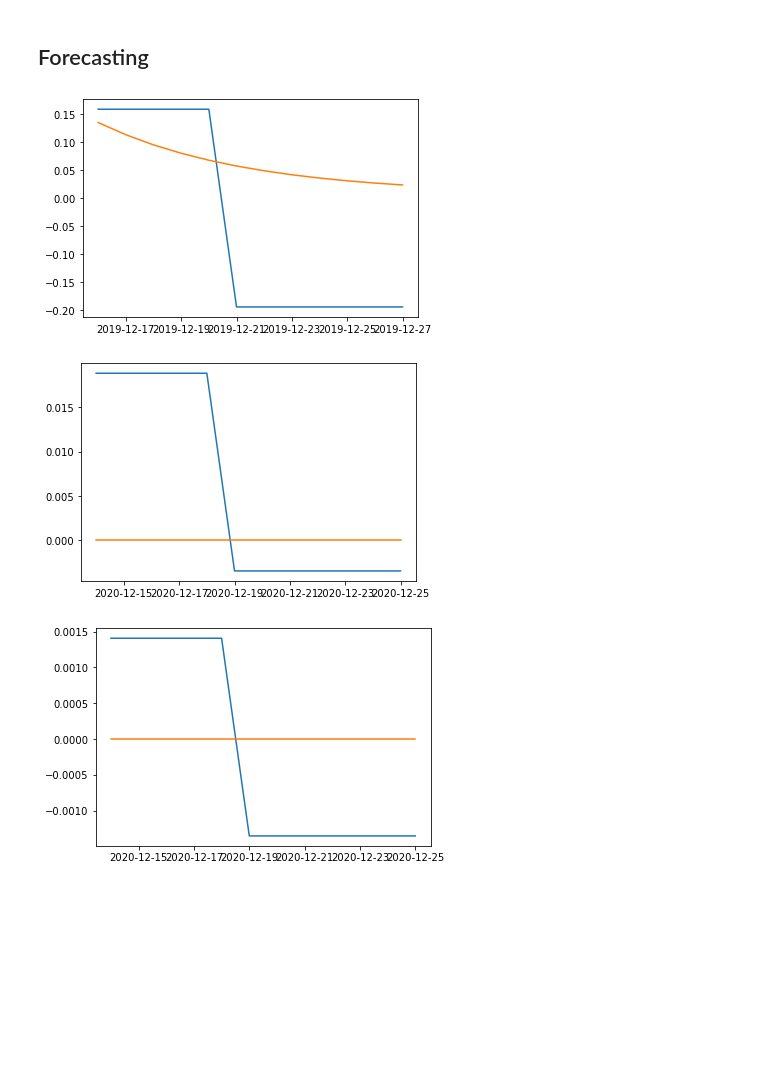
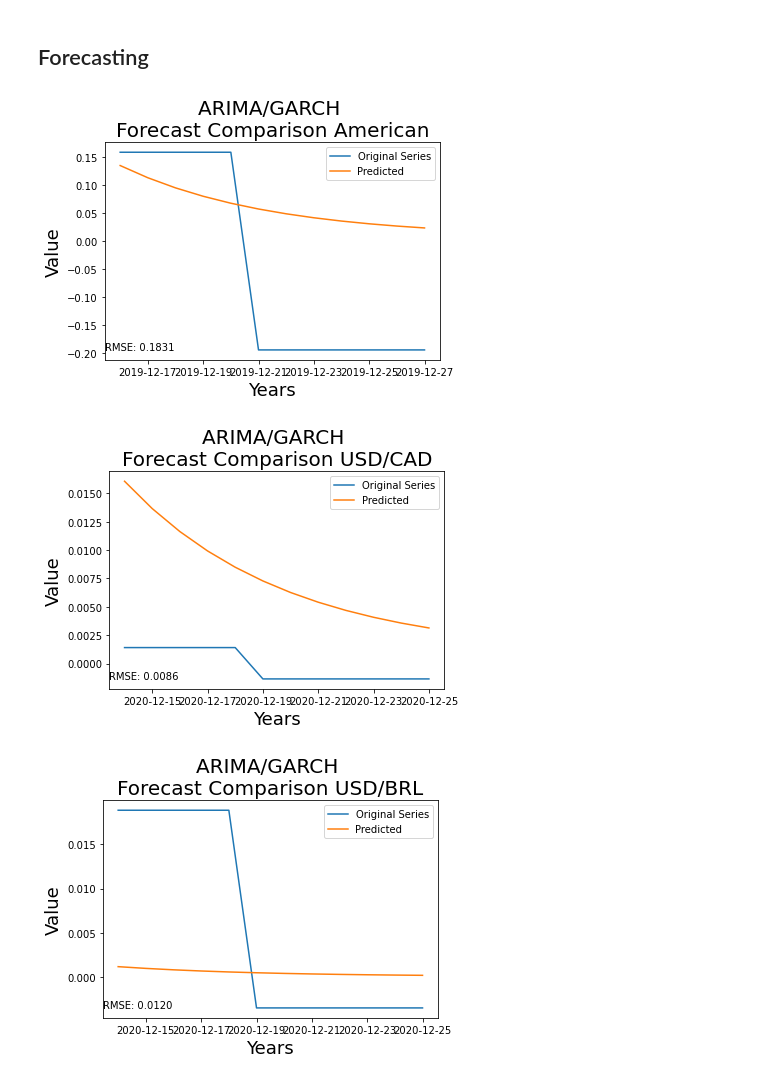
Before and after one commit to MathNog/COMP432-Project, a Jupyter notebook: code/GARCH.ipynb, the cells around one changed output. Cells and saved outputs as stored; diff of their text form; code cells hidden in the pictures; blank space fills up the shorter version.

Commit message:
better plotting

```diff
--- a/code/GARCH.ipynb
+++ b/code/GARCH.ipynb
@@ -96,6 +112,23 @@ arima_USD_BRL_diff1 = ARIMA(train_USD_BRL_diff1,order=(1,0,1)).fit()
 garch_American_diff1 = arch_model(arima_American_diff1.resid, vol='Garch', p=1, o=0, q=1, dist='Normal').fit()
 garch_USD_CAD_diff1 = arch_model(arima_USD_CAD_diff1.resid, vol='Garch', p=1, o=0, q=1, dist='Normal').fit()
 garch_USD_BRL_diff1 = arch_model(arima_USD_BRL_diff1.resid, vol='Garch', p=1, o=0, q=1, dist='Normal').fit()
+
+arima_pred_American_diff1 = arima_American_diff1.predict()
+arima_pred_USD_BRL_diff1 = arima_USD_BRL_diff1.predict()
+arima_pred_USD_CAD_diff1 = arima_USD_CAD_diff1.predict()
+
+garch_pred_American = garch_American_diff1.forecast(horizon=len(train_American_diff1))
+garch_pred_BRL = garch_USD_BRL_diff1.forecast(horizon=len(train_USD_CAD_diff1))
+garch_pred_CAD = garch_USD_CAD_diff1.forecast(horizon=len(train_USD_BRL_diff1))
+
+pred_American = arima_pred_American_diff1.copy(deep=True)
+pred_BRL = arima_pred_USD_BRL_diff1.copy(deep=True)
+pred_CAD = arima_pred_USD_CAD_diff1.copy(deep=True)
+
+for i in range(12):
+    pred_American[i] += garch_pred_American.mean.iloc[-1][i]
+    pred_BRL[i] += garch_pred_BRL.mean.iloc[-1][i]
+    pred_CAD[i] += garch_pred_CAD.mean.iloc[-1][i]
 # %% [output]
 Iteration:      1,   Func. Count:      6,   Neg. LLF: 109984891.87394111
 Iteration:      2,   Func. Count:     17,   Neg. LLF: 3578.1855827930244
@@ -136,37 +210,51 @@ See scipy.optimize.fmin_slsqp for code meaning.
 # %%
 arima_for_American = arima_American_diff1.predict(start=test_American_diff1.index.astype(str)[0],end=test_American_diff1.index.astype(str)[-1])
 arima_for_BRL = arima_USD_BRL_diff1.predict(start=test_USD_BRL_diff1.index.astype(str)[0],end=test_USD_BRL_diff1.index.astype(str)[-1])
 arima_for_CAD = arima_USD_CAD_diff1.predict(start=test_USD_CAD_diff1.index.astype(str)[0],end=test_USD_CAD_diff1.index.astype(str)[-1])
 
 garch_for_American = garch_American_diff1.forecast(horizon=12)
 garch_for_BRL = garch_USD_BRL_diff1.forecast(horizon=12)
 garch_for_CAD = garch_USD_CAD_diff1.forecast(horizon=12)
 
 for_American = arima_for_American.copy(deep=True)
 for_BRL = arima_for_BRL.copy(deep=True)
 for_CAD = arima_for_CAD.copy(deep=True)
 
 for i in range(12):
     for_American[i] += garch_for_American.mean.iloc[-1][i]
-    for_BRL = garch_for_BRL.mean.iloc[-1][i]
-    for_CAD = garch_for_CAD.mean.iloc[-1][i]
-
-comp_for_American = test_American_diff1.copy(deep=True)
-comp_for_BRL = test_USD_BRL_diff1.copy(deep=True)
-comp_for_CAD = test_USD_CAD_diff1.copy(deep=True)
-
-comp_for_American['Forecast'] =for_American
-comp_for_BRL['Forecast'] = for_BRL
-comp_for_CAD['Forecast'] = for_CAD
+    for_BRL[i] += garch_for_BRL.mean.iloc[-1][i]
+    for_CAD[i] += garch_for_CAD.mean.iloc[-1][i]
 
 
-plt.figure()
-plt.plot(comp_for_American)
-plt.figure()
-plt.plot(comp_for_BRL)
-plt.figure()
-plt.plot(comp_for_CAD);
+plot_2_series(real=test_American_diff1,
+            model=for_American,
+            error_value = np.sqrt(sklearn.metrics.mean_squared_error(test_American_diff1,for_American)),
+            title='ARIMA/GARCH \nForecast Comparison American',
+            xlabel='Years',
+            ylabel='Value')
+
+plot_2_series(real=test_USD_CAD_diff1,
+            model=for_BRL,
+            error_value = np.sqrt(sklearn.metrics.mean_squared_error(test_USD_CAD_diff1,for_BRL)),
+            title='ARIMA/GARCH \nForecast Comparison USD/CAD',
+            xlabel='Years',
+            ylabel='Value')
+
+plot_2_series(real=test_USD_BRL_diff1,
+            model=for_CAD,
+            error_value = np.sqrt(sklearn.metrics.mean_squared_error(test_USD_BRL_diff1,for_CAD)),
+            title='ARIMA/GARCH \nForecast Comparison USD/BRL',
+            xlabel='Years',
+            ylabel='Value')
+
+
+print("\nAmerican Model Forecast Errors")
+print(errors(test_American_diff1,arima_for_American))
+print("\nUSD/CAD Model Forecast Errors")
+print(errors(test_USD_CAD_diff1,arima_for_BRL))
+print("\nUSD/BRL Model Forecast Errors")
+print(errors(test_USD_BRL_diff1,arima_for_CAD))
 # %% [output]
-[figure, old version]
+[figure, new version]
-[figure, old version]
+[figure, new version]
-[figure, old version]
+[figure, new version]
```
Also changed, not shown: parts of 6 cells of this notebook, 4 other files.
